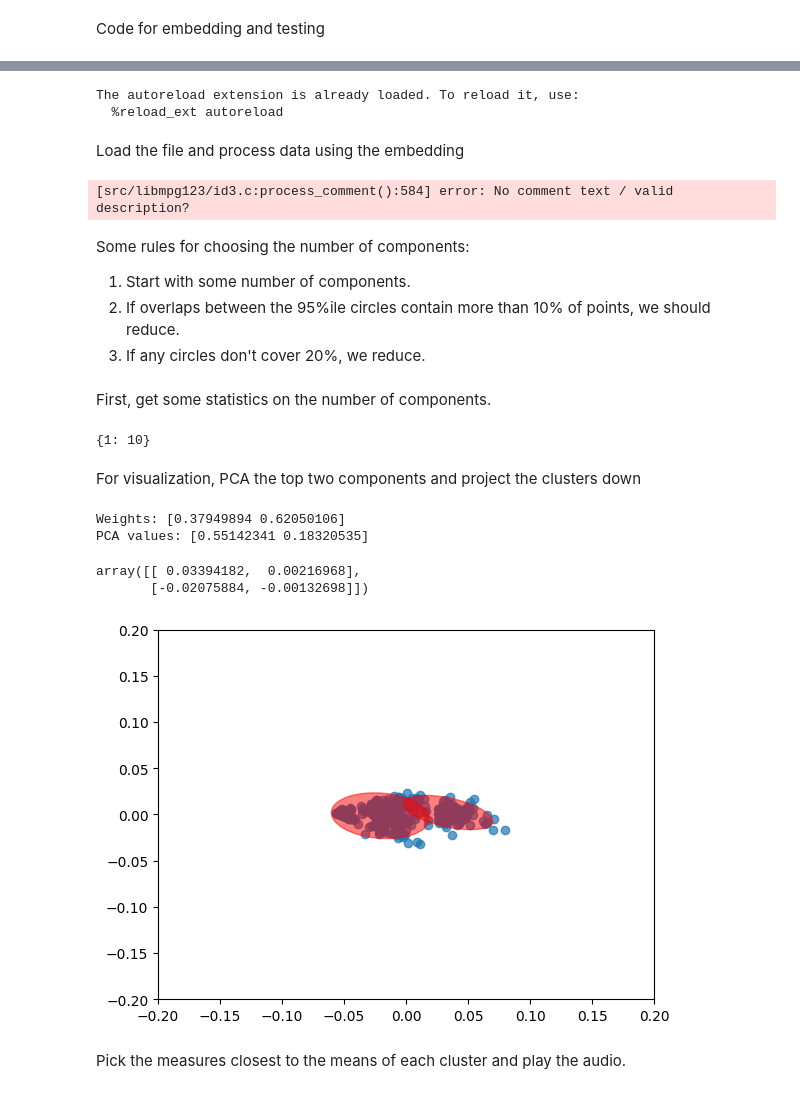
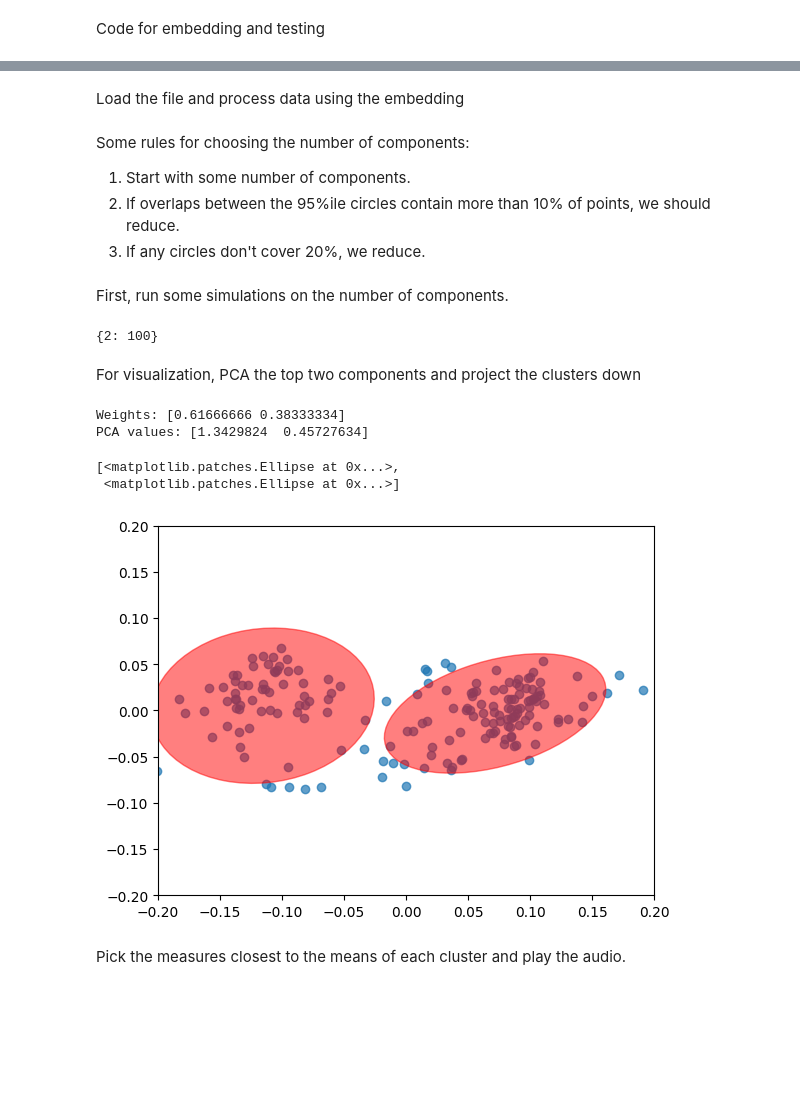
Before and after one commit to chenhi/groove_gang, a Jupyter notebook: demo_intraclustering.ipynb, the cells around one changed output, grey strips where cells are left out. Cells and saved outputs as stored; diff of their text form; code cells hidden in the pictures; blank space fills up the shorter version.

Commit message:
optimized embed

```diff
--- a/demo_intraclustering.ipynb
+++ b/demo_intraclustering.ipynb
@@ -43,8 +84,9 @@ def bar_embedding_opt(data,dbeats,bar_num,dimension,framerate,kernel=None, kerne
 %load_ext autoreload
 %autoreload 2
 
+import matplotlib.pyplot as plt
 
-def do_component_statistics_test(data, num_trials, confidence_limit=0.9, cluster_threshold=0.2, overlap_allowance=0.1, use_weights=False):
+def simulate_num_components(data, num_trials, confidence_limit=0.9, cluster_threshold=0.2, overlap_allowance=0.1, use_weights=False):
     counts = {}
     for _ in range(num_trials):
         n_components = winnow_gm_components(data, confidence_limit=confidence_limit, cluster_threshold=cluster_threshold, overlap_allowance=overlap_allowance, use_weights=use_weights).means_.shape[0]
@@ -60,7 +102,7 @@ from sklearn.mixture import GaussianMixture, BayesianGaussianMixture
 from sklearn.decomposition import PCA
 from groove.intraclustering import get_ellipse_patch, get_patches, winnow_gm_components, ellipse_contains_points, find_closest_indices
 
-def do_projected_plot_test(data, confidence_limit=0.9, cluster_threshold=0.2, overlap_allowance=0.1, use_weights=False):
+def do_clustering(data, confidence_limit=0.9, cluster_threshold=0.2, overlap_allowance=0.1, use_weights=False):
     gm = winnow_gm_components(data, confidence_limit=confidence_limit, cluster_threshold=cluster_threshold, overlap_allowance=overlap_allowance, use_weights=use_weights)
     print(f"Weights: {gm.weights_}")
 
@@ -68,9 +110,12 @@ def do_projected_plot_test(data, confidence_limit=0.9, cluster_threshold=0.2, ov
     pca.fit(data)
     print(f"PCA values: {pca.singular_values_}")
 
+    return gm, pca
+
+def do_projected_plot(gm, pca, data, confidence=0.9):
 
     red_data = pca.transform(data)
-    patches, _ = get_patches(gm, confidence=0.9, pts=data, pca=pca)
+    patches, _ = get_patches(gm, confidence=confidence, pts=data, pca=pca)
 
     plt.figure()
     ax = plt.gca()
@@ -82,7 +127,7 @@ def do_projected_plot_test(data, confidence_limit=0.9, cluster_threshold=0.2, ov
     for p in patches:
         ax.add_patch(p)
 
-    return gm, pca
+    return patches
 
 
 from IPython.display import Audio
@@ -104,9 +149,6 @@ def do_bar_sample(indices, file, process: Callable, ext="mp3"):
         #plt.scatter(beat_frames, np.zeros(beat_frames.shape), marker='o', color='red', zorder=10)
         display(Audio(data=raw, rate=sr))
         #display(Audio(data=raw + clicks, rate=sr))
-# %% [output]
-The autoreload extension is already loaded. To reload it, use:
-  %reload_ext autoreload
 # %% [markdown]
 Load the file and process data using the embedding
 # %%
@@ -114,9 +156,10 @@ from groove.downbeats import get_measures, get_beat_frames, smooth_power, beat_p
 #from groove.embedding import beat_frames_to_toy
 import numpy as np
 from groove.embedding import bar_embedding, load_bar_embedding
+import math
 
-#file = "milaklaw"
-#ext= "mp3"
+file = "milaklaw"
+ext= "mp3"
 
 #file = '03 All the Pretty Girls'
 #ext = 'm4a'
@@ -132,16 +175,18 @@ from groove.embedding import bar_embedding, load_bar_embedding
 
 #data = load_bar_embedding('lms', smooth_power, 'mp3')
 
+divs = np.array([3, 4, 6, 8, 9, 12, 16])
+wts = 1/np.sqrt(divs)
 
-data_mk = load_bar_embedding('milaklaw', divisions=[4, 8, 16], weights=[1, .5, .25], process=smooth_power)
-data_e = load_bar_embedding('06 Encore A', divisions=[4, 8, 16], weights=[1, .5, .25], process=smooth_power)
-data = np.concatenate([data_mk, data_e], axis=0)
+#data_mk = load_bar_embedding('milaklaw', divisions=divs, weights=wts, process=smooth_power)
+#data_e = load_bar_embedding('06 Encore A', divisions=divs, weights=wts, process=smooth_power)
+#data = np.concatenate([data_mk, data_e], axis=0)
+
+data = load_bar_embedding_total(file, divs, wts, smooth_power, ext=ext, concatenate=True)
-# %% [output]
-[src/libmpg123/id3.c:process_comment():584] error: No comment text / valid description?
 # %% [markdown]
 Some rules for choosing the number of components:
 1) Start with some number of components.
 2) If overlaps between the 95%ile circles contain more than 10% of points, we should reduce.
 3) If any circles don't cover 20%, we reduce.
 # %% [markdown]
-First, get some statistics on the number of components.
+First, run some simulations on the number of components.
@@ -148,23 +210,36 @@ First, get some statistics on the number of components.
 # %%
-do_component_statistics_test(data, 10)
+simulate_num_components(data, 100)
 
 
 # TODO: possible way to improve the alg: do some number of trials to determine number of components based on how "stable" it is, then run it for that number?
 # TODO: or, pick the lowest that isn't an outlier?  lower tends to be better
 # TODO: also, can take the average of the means?
 # %% [output]
-{1: 10}
+{2: 100}
 # %% [markdown]
 For visualization, PCA the top two components and project the clusters down
-# %%
-gm, pca = do_projected_plot_test(data, confidence_limit=0.75, cluster_threshold=0.2, overlap_allowance=0.1, use_weights=False)
-(gm.means_ - pca.mean_) @ pca.components_.T
-# %% [output]
-Weights: [0.37949894 0.62050106]
-PCA values: [0.55142341 0.18320535]
-array([[ 0.03394182,  0.00216968],
-       [-0.02075884, -0.00132698]])
-[figure, removed]
+# %%
+# pca = PCA(n_components=2)
+# pca.fit(data)
+
+# red_data = pca.transform(data)
+c = .9
+
+gm, pca = do_clustering(data, confidence_limit=c, cluster_threshold=0.3, overlap_allowance=0.1, use_weights=False)
+
+# gm = GaussianMixture(n_components=2)
+# gm.fit(data)
+# pca = PCA(n_components=2)
+# pca.fit(data)
+
+do_projected_plot(gm, pca, data, c)
+#(gm.means_ - pca.mean_) @ pca.components_.T
+# %% [output]
+Weights: [0.61666666 0.38333334]
+PCA values: [1.3429824  0.45727634]
+[<matplotlib.patches.Ellipse at 0x...>,
+ <matplotlib.patches.Ellipse at 0x...>]
+[figure, added]
 # %% [markdown]
 Pick the measures closest to the means of each cluster and play the audio.
 # %%
```
Also changed, not shown: parts of 6 cells of this notebook, 3 other files.
